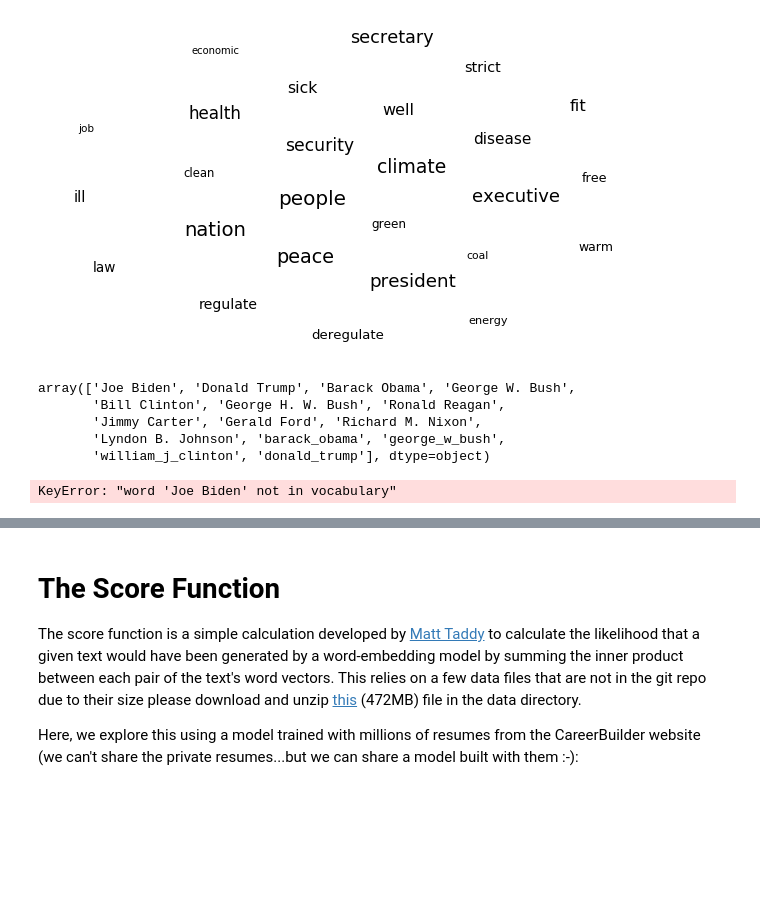
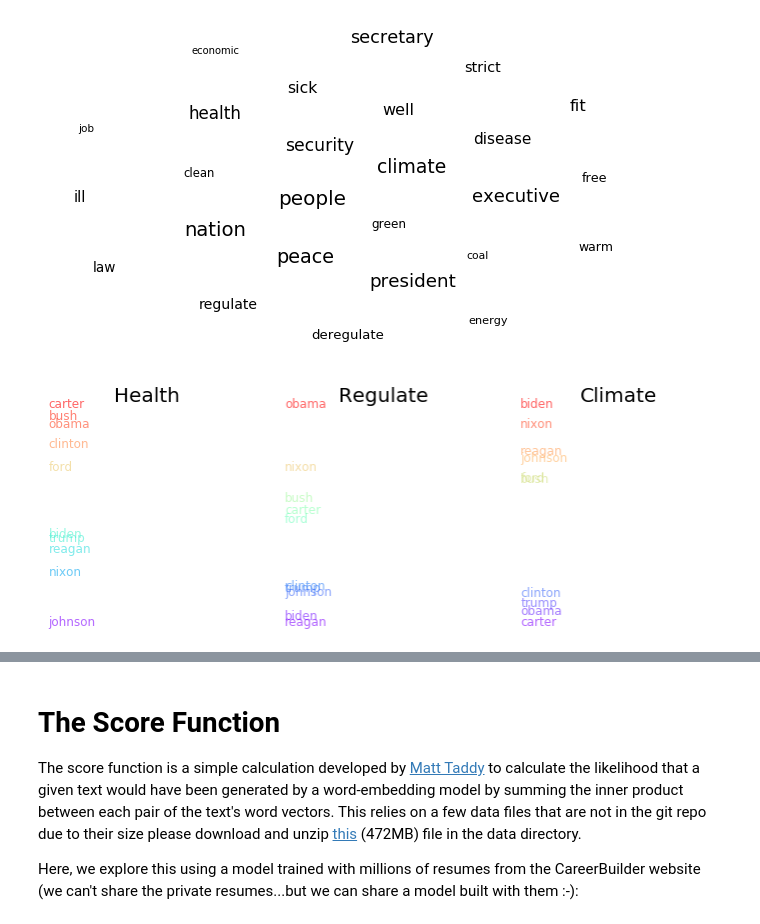
Before and after one commit to dtmlinh/Homework-Notebooks, a Jupyter notebook: week-7/7-Vector-Space-Word-Embeddings-LinhDinh.ipynb, the cells around one changed output, grey strips where cells are left out. Drawn from its saved outputs; the diff is of its cells as text; code cells hidden in the pictures; blank space fills up the shorter version.

```diff
--- a/week-7/7-Vector-Space-Word-Embeddings-LinhDinh.ipynb
+++ b/week-7/7-Vector-Space-Word-Embeddings-LinhDinh.ipynb
@@ -1163,21 +1161,15 @@ Presidents = data['president'].unique()
-# %%
-Presidents
-# %% [output]
-array(['Joe Biden', 'Donald Trump', 'Barack Obama', 'George W. Bush',
-       'Bill Clinton', 'George H. W. Bush', 'Ronald Reagan',
-       'Jimmy Carter', 'Gerald Ford', 'Richard M. Nixon',
-       'Lyndon B. Johnson', 'barack_obama', 'george_w_bush',
-       'william_j_clinton', 'donald_trump'], dtype=object)
+# %%
+Presidents = ['biden', 'trump', 'obama', 'bush', 'clinton', 'reagan','carter', 'ford','nixon', 'johnson']
 # %%
 Presidentsdf = makeDF(dataW2V, Presidents)
-# %% [output]
-KeyError: "word 'Joe Biden' not in vocabulary"
 # %%
 fig = plt.figure(figsize = (12,4))
 ax1 = fig.add_subplot(131)
-PlotDimension(ax1, OCCdf, 'gender')
+PlotDimension(ax1, Presidentsdf, 'Health')
 ax2 = fig.add_subplot(132)
-PlotDimension(ax2, OCCdf, 'race')
+PlotDimension(ax2, Presidentsdf, 'Regulate')
 ax3 = fig.add_subplot(133)
-PlotDimension(ax3, OCCdf, 'class')
+PlotDimension(ax3, Presidentsdf, 'Climate')
 plt.show()
+# %% [output]
+[figure, added]
```
Also changed, not shown: parts of 2 cells of this notebook.
